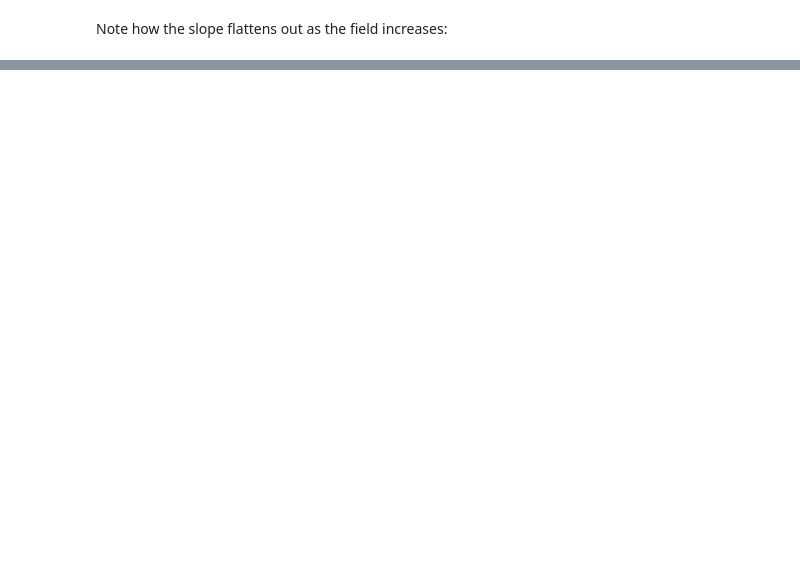
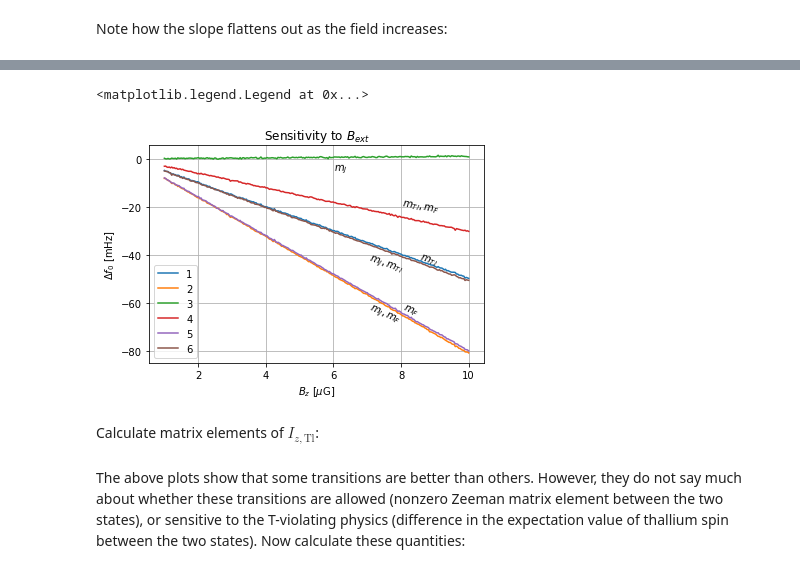
Before and after one commit to js216/TlF-ground-state-Hamiltonian, a Jupyter notebook: TlF Hyperfine Hamiltonian.ipynb, the cells around one changed output, grey strips where cells are left out. Cells and saved outputs as stored; diff of their text form; code cells hidden in the pictures; blank space fills up the shorter version.

```diff
--- a/TlF Hyperfine Hamiltonian.ipynb
+++ b/TlF Hyperfine Hamiltonian.ipynb
@@ -1017,0 +1012,18 @@ axx[1].yaxis.tick_right();
+# %%
+# field parameters
+E1, E2 = 2e3, 100e3
+Ez_arr = np.linspace(E1, E2, 200)
+
+# transition labels and indices
+t_lab = [['e', 'j'], ['e', 'g'], ['f', 'j']]
+t_num = [[labels_Bz_pos[i] for i in x] for x in t_lab]
+
+# calculate slopes
+slope = [Ez_arr[:-1]/1e3]
+for i1, i2 in t_num:
+    for Hff_matrix in [Hff_alt_m, Hff_m]:
+        E_arr = spectrum(0*Ez_arr,0*Ez_arr,Ez_arr,0*Ez_arr,0*Ez_arr,0*Ez_arr+10e-6, Hff_matrix)
+        slope.append(-1e6*np.diff(E_arr[:,i1]-E_arr[:,i2])/(Ez_arr[1]-Ez_arr[0]))
+
+# save to file
+np.savetxt("data/slope.csv", slope)
@@ -1017,0 +1091,31 @@ axx[1].yaxis.tick_right();
+# %%
+# load data
+s = np.loadtxt("data/all_B_slopes.csv")
+lw_list = [4,2,1]
+lw_list = [1.5,         1.5,         1.5,            1.5,           1.5,       1.5]
+ls_list = ["solid",    "solid",     "solid",       "solid",     "solid",  "solid"]
+labels  = ["$m_J,m_F$","$m_F$",     "$m_J,m_{Tl}$", "$m_{Tl}$", "$m_{Tl},m_F$",   "$m_J$"]
+y_list  = [-68,         -65,         -47,            -44,         -22,       -5]
+angles  = [-25,         -25,         -20,            -20,         -10,       1]
+x_list  = [7,           8,           7,              8.5,           8,         6]
+
+# setup axes
+fig, ax1 = plt.subplots()
+ax1.grid()
+
+# plot data
+for i in range(6):
+    ax1.plot(1e6*s[0], -1e6*s[i+1], label=i+1, lw=lw_list[i], ls=ls_list[i])#, color="black")
+
+# plot labels
+ax1.set_title("Sensitivity to $B_{ext}$")
+ax1.set_xlabel("$B_z$ [$\mu$G]")
+ax1.set_ylabel("$\Delta f_0$ [mHz]")
+for x,y,l,a in zip(x_list,y_list,labels,angles):
+    plt.text(x,y,l,rotation=a)
+plt.legend()
+# %% [output]
+<matplotlib.legend.Legend at 0x...>
+[figure, added]
+# %% [markdown]
+Calculate matrix elements of $I_{z,\text{Tl}}$:
@@ -1017,0 +1127,2 @@ axx[1].yaxis.tick_right();
+# %% [markdown]
+The above plots show that some transitions are better than others. However, they do not say much about whether these transitions are allowed (nonzero Zeeman matrix element between the two states), or sensitive to the T-violating physics (difference in the expectation value of thallium spin between the two states). Now calculate these quantities:
```
Also changed, not shown: parts of 34 cells of this notebook, 2 other files.
